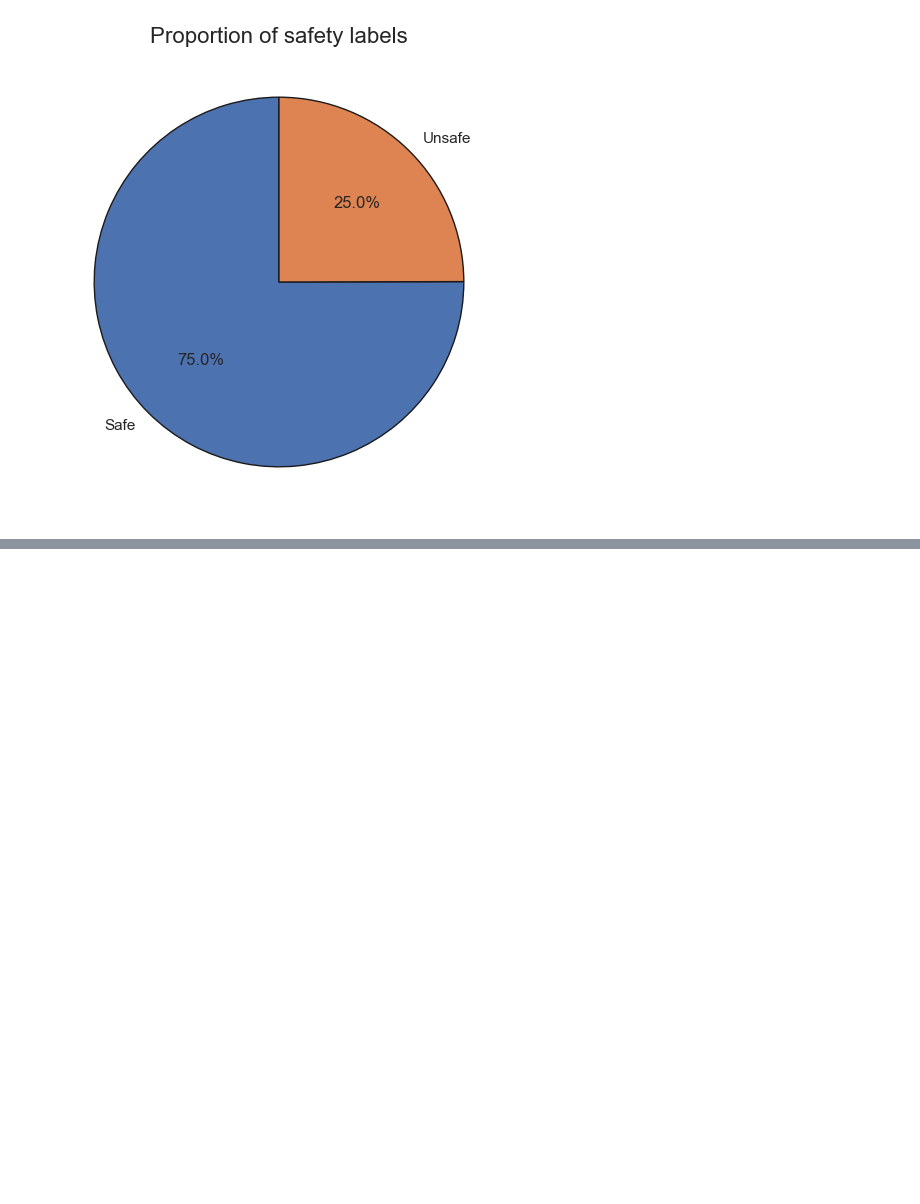
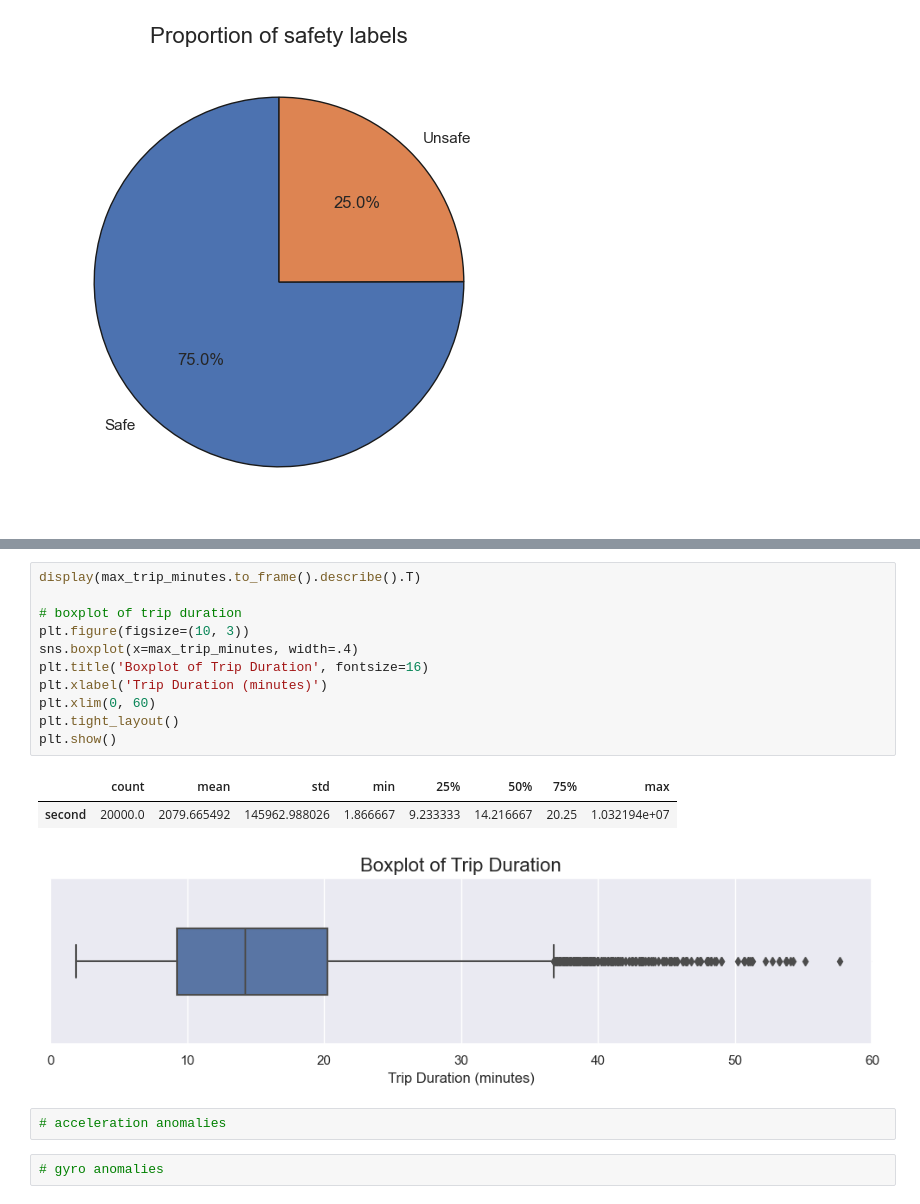
Before and after one commit to timothyckl/Just-Taxi-Analysis, a Jupyter notebook: data_understanding/eda.ipynb, the cells around one changed output, grey strips where cells are left out. Cells and saved outputs as stored; diff of their text form; blank space fills up the shorter version.

```diff
--- a/data_understanding/eda.ipynb
+++ b/data_understanding/eda.ipynb
@@ -534,0 +531,19 @@ plt.show()
+# %%
+display(max_trip_minutes.to_frame().describe().T)
+
+# boxplot of trip duration
+plt.figure(figsize=(10, 3))
+sns.boxplot(x=max_trip_minutes, width=.4)
+plt.title('Boxplot of Trip Duration', fontsize=16)
+plt.xlabel('Trip Duration (minutes)')
+plt.xlim(0, 60)
+plt.tight_layout()
+plt.show()
+# %% [output]
+|  | count | mean | std | min | 25% | 50% | 75% | max |
+| second | 20000.0 | 2079.665492 | 145962.988026 | 1.866667 | 9.233333 | 14.216667 | 20.25 | 1.032194e+07 |
+[figure, added]
+# %%
+# acceleration anomalies
+# %%
+# gyro anomalies
```
Also changed, not shown: parts of 5 cells of this notebook.
